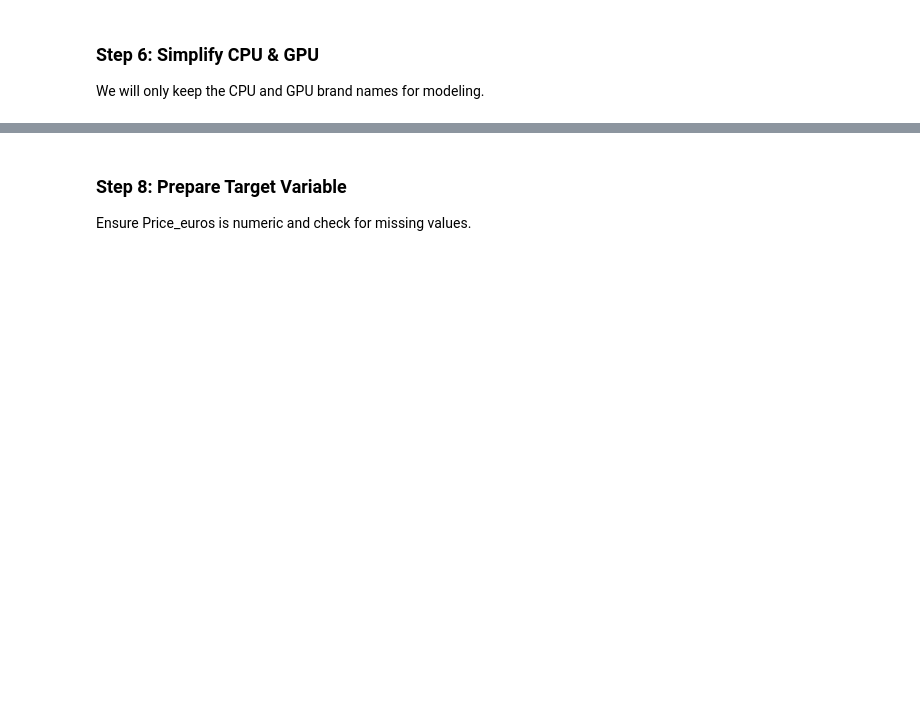
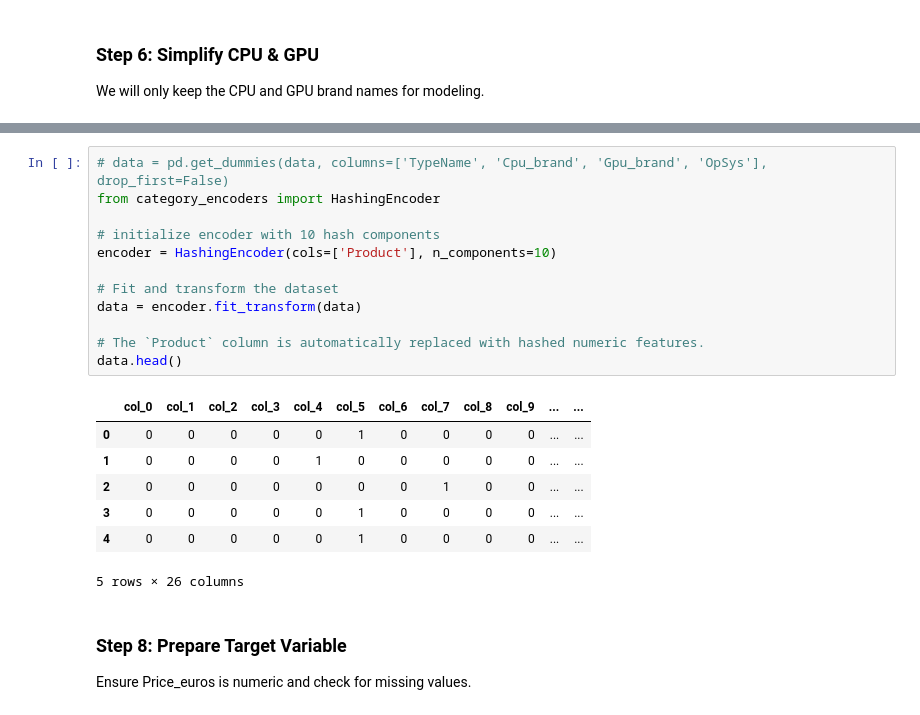
Before and after one commit to DCmax1111/Laptop_Price_Prediction, a Jupyter notebook: notebooks/01_data_cleaning.ipynb, the cells around one changed output, grey strips where cells are left out. Saved outputs shown, nothing was run; the diff lists cells and outputs as text; blank space fills up the shorter version.

```diff
--- a/notebooks/01_data_cleaning.ipynb
+++ b/notebooks/01_data_cleaning.ipynb
@@ -183,3 +188,23 @@ We will only keep the CPU and GPU brand names for modeling.
+# %%
+# data = pd.get_dummies(data, columns=['TypeName', 'Cpu_brand', 'Gpu_brand', 'OpSys'], drop_first=False)
+from category_encoders import HashingEncoder
+
+# initialize encoder with 10 hash components
+encoder = HashingEncoder(cols=['Product'], n_components=10)
+
+# Fit and transform the dataset
+data = encoder.fit_transform(data)
+
+# The `Product` column is automatically replaced with hashed numeric features.
+data.head()
+# %% [output]
+|  | col_0 | col_1 | col_2 | col_3 | col_4 | col_5 | col_6 | col_7 | col_8 | col_9 | ... | ... |
+| 0 | 0 | 0 | 0 | 0 | 0 | 1 | 0 | 0 | 0 | 0 | ... | ... |
+| 1 | 0 | 0 | 0 | 0 | 1 | 0 | 0 | 0 | 0 | 0 | ... | ... |
+| 2 | 0 | 0 | 0 | 0 | 0 | 0 | 0 | 1 | 0 | 0 | ... | ... |
+| 3 | 0 | 0 | 0 | 0 | 0 | 1 | 0 | 0 | 0 | 0 | ... | ... |
+| 4 | 0 | 0 | 0 | 0 | 0 | 1 | 0 | 0 | 0 | 0 | ... | ... |
+5 rows × 26 columns
 # %% [markdown]
 ### Step 8: Prepare Target Variable
 Ensure Price_euros is numeric and check for missing values.
```
Also changed, not shown: parts of 11 cells of this notebook.
